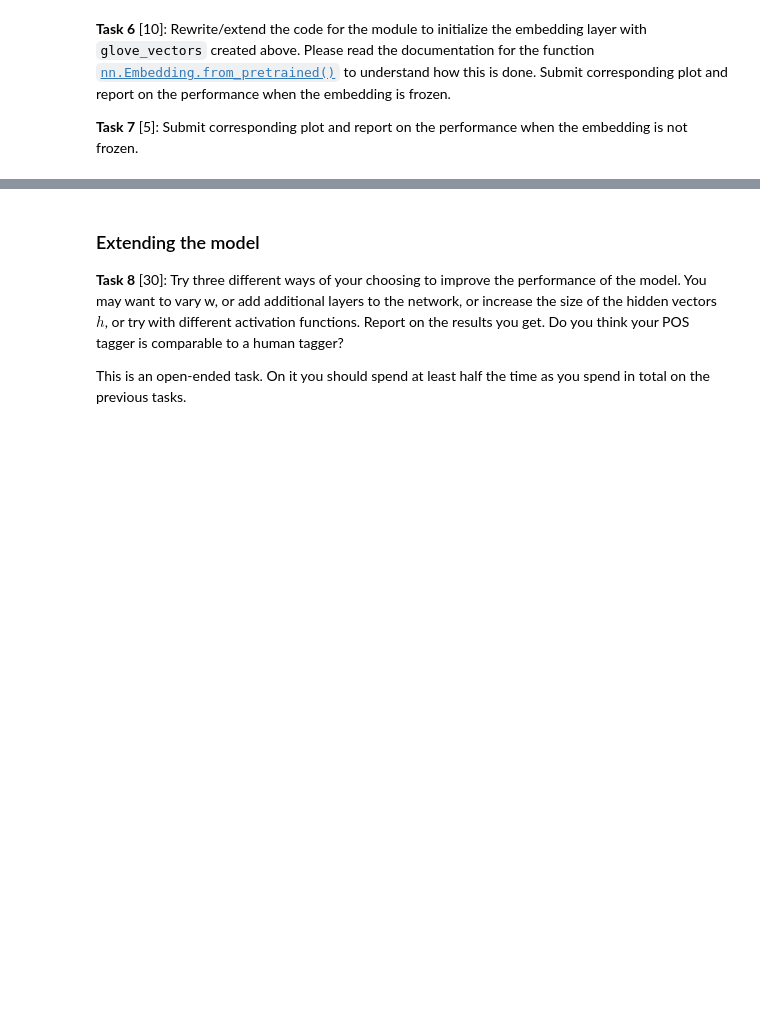
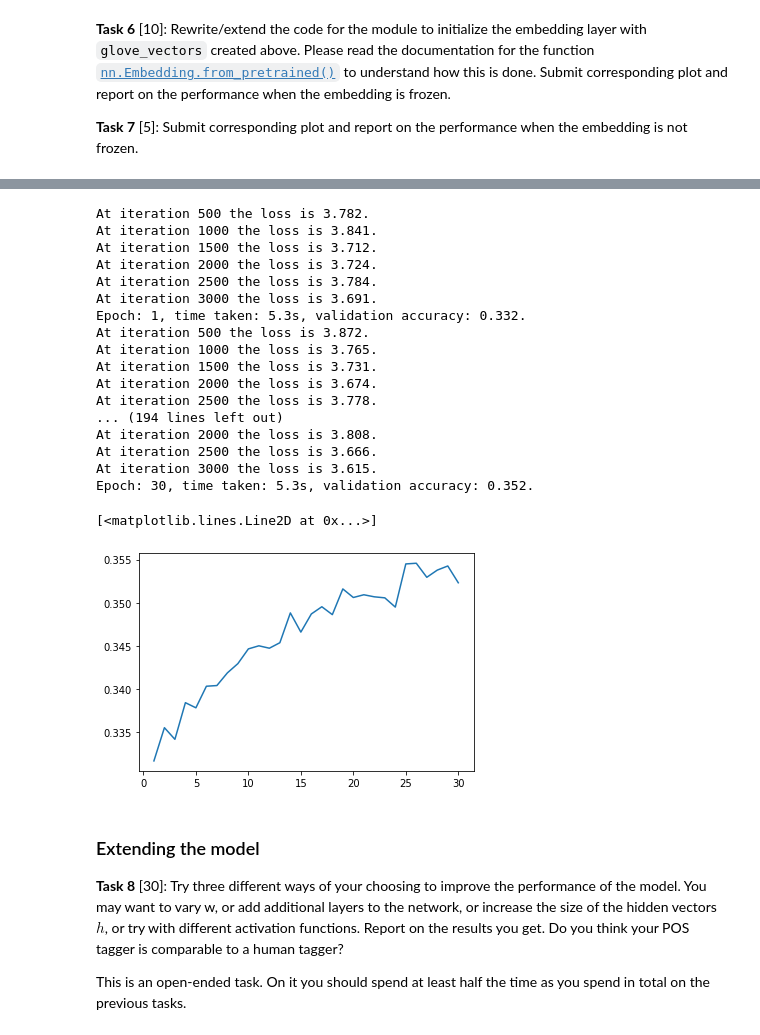
Before and after one commit to advanced-ML-hwrepo/homework_3, a Jupyter notebook: hw3.ipynb, the cells around one changed output, grey strips where cells are left out. Cells and saved outputs as stored; diff of their text form; code cells hidden in the pictures; blank space fills up the shorter version.

```diff
--- a/hw3.ipynb
+++ b/hw3.ipynb
@@ -329,10 +358,3 @@ model = NNPOSTagger(window_size = WINDOW_SIZE,
 ### Training an epoch
 
 **Task 4** [5]: Write a function to train one epoch of the dataset. This is similar to the code in HW2.
-# %%
-loss_function = torch.nn.NLLLoss()
-
-def train_an_epoch(dataloader):
-
-    ### WRITE YOUR CODE BELOW
-    pass
@@ -418,3 +579,37 @@ glove_vectors = glove.get_vecs_by_tokens(vocab_words.get_itos())
+# %%
+EPOCHS = 30 # epoch
+optimizer = torch.optim.Adam(model.parameters(), lr=1e-4)
+
+accuracies=[]
+for epoch in range(1, EPOCHS + 1):
+    epoch_start_time = time.time()
+    train_an_epoch(train_dataloader)
+    accuracy = get_accuracy(valid_dataloader)
+    accuracies.append(accuracy)
+    time_taken = time.time() - epoch_start_time
+    print(f'Epoch: {epoch}, time taken: {time_taken:.1f}s, validation accuracy: {accuracy:.3f}.')
+
+plt.plot(range(1, EPOCHS+1), accuracies)
+# %% [output]
+At iteration 500 the loss is 3.782.
+At iteration 1000 the loss is 3.841.
+At iteration 1500 the loss is 3.712.
+At iteration 2000 the loss is 3.724.
+At iteration 2500 the loss is 3.784.
+At iteration 3000 the loss is 3.691.
+Epoch: 1, time taken: 5.3s, validation accuracy: 0.332.
+At iteration 500 the loss is 3.872.
+At iteration 1000 the loss is 3.765.
+At iteration 1500 the loss is 3.731.
+At iteration 2000 the loss is 3.674.
+At iteration 2500 the loss is 3.778.
+... (194 lines left out)
+At iteration 2000 the loss is 3.808.
+At iteration 2500 the loss is 3.666.
+At iteration 3000 the loss is 3.615.
+Epoch: 30, time taken: 5.3s, validation accuracy: 0.352.
+[<matplotlib.lines.Line2D at 0x...>]
+[figure, added]
 # %% [markdown]
 ### Extending the model
 
```
Also changed, not shown: parts of 19 cells of this notebook.
